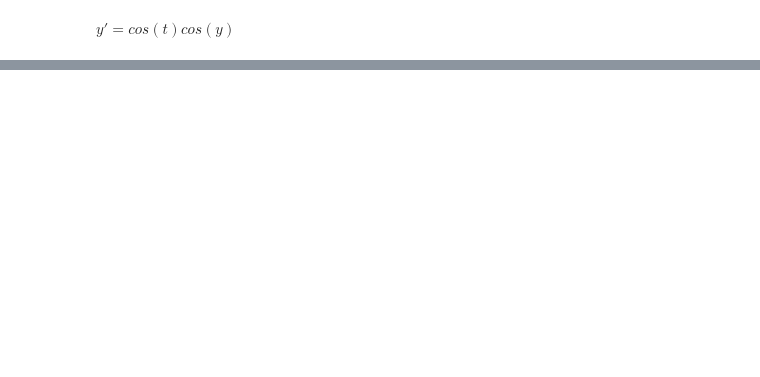
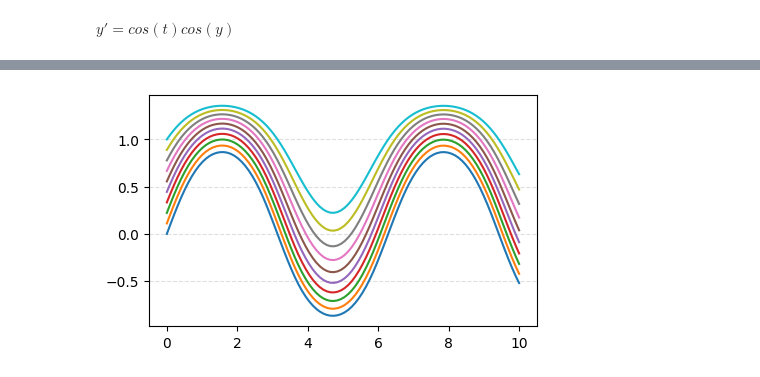
Before and after one commit to ODARI-CHARLES1/mathCompendium, a Jupyter notebook: ODE/FirstOrder/Visulisation.ipynb, the cells around one changed output, grey strips where cells are left out. Cells and saved outputs as stored; diff of their text form; code cells hidden in the pictures; blank space fills up the shorter version.

Commit message:
Chore: modified visualisation notebook

```diff
--- a/ODE/FirstOrder/Visulisation.ipynb
+++ b/ODE/FirstOrder/Visulisation.ipynb
@@ -30,0 +32,7 @@ ValueError: The function cannot be automatically detected for t.
+# %%
+def dydt(t,y):
+    return np.cos(t)*np.cos(y)
+# %%
+times=np.linspace(0,10,100)
+y0=np.linspace(0,1,10)
+sol=solve_ivp(dydt,[0,10],y0,t_eval=times)
@@ -30,0 +43,8 @@ ValueError: The function cannot be automatically detected for t.
+# %%
+plt.figure(figsize=(5,3))
+for i in range(len(y0)):
+    plt.plot(sol.t,sol.y[i])
+plt.grid(True,axis='y',linestyle="--",alpha=0.4)
+plt.show()
+# %% [output]
+[figure, added]
```
Also changed, not shown: parts of 7 cells of this notebook.
